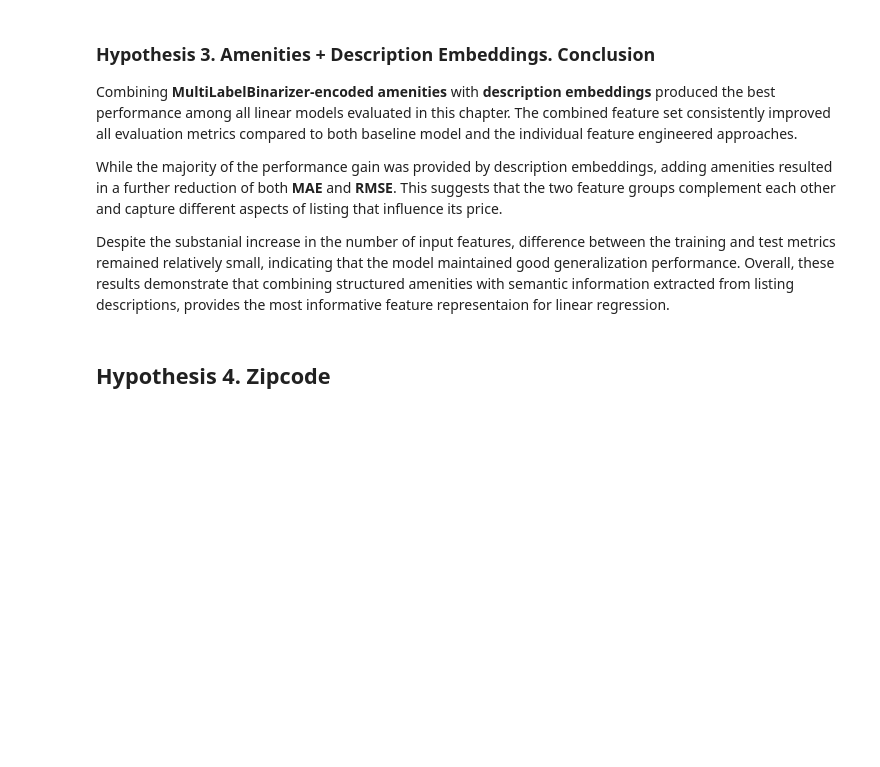
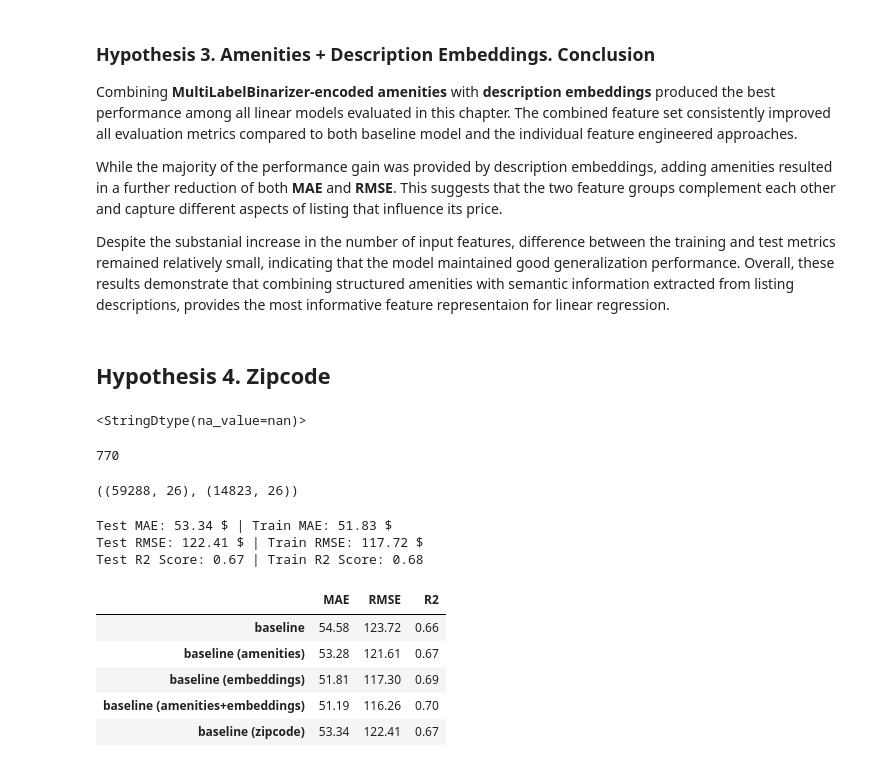
Before and after one commit to Car1LL/airbnb_prices_prediction, a Jupyter notebook: notebooks/01_Linear_Modeling.ipynb, the cells around one changed output. Drawn from its saved outputs; the diff is of its cells as text; code cells hidden in the pictures; blank space fills up the shorter version.

```diff
--- a/notebooks/01_Linear_Modeling.ipynb
+++ b/notebooks/01_Linear_Modeling.ipynb
@@ -723,3 +723,76 @@ While the majority of the performance gain was provided by description embedding
 Despite the substanial increase in the number of input features, difference between the training and test metrics remained relatively small, indicating that the model maintained good generalization performance. Overall, these results demonstrate that combining structured amenities with semantic information extracted from listing descriptions, provides the most informative feature representaion for linear regression.
 # %% [markdown]
 ## Hypothesis 4. Zipcode
+# %%
+df_copy = builder.get_df(df, use_amenities=False, use_embeddings=False)
+
+X = df_copy.drop(columns=['log_price'])
+y  = df_copy['log_price']
+
+X['zipcode'].dtype
+# %% [output]
+<StringDtype(na_value=nan)>
+# %%
+X['zipcode'].nunique()
+# %% [output]
+770
+# %%
+X_train, X_test, y_train, y_test = train_test_split(
+    X, y,
+    test_size=0.2,
+    random_state=42
+)
+
+X_train.shape, X_test.shape
+# %% [output]
+((59288, 26), (14823, 26))
+# %%
+cat_features = X_train.select_dtypes(include=['object', 'string']).columns
+num_features = X_train.select_dtypes(include=['number']).columns
+
+linear_preprocessor = preprocessor.create_linear_preprocessor(cat_features, num_features)
+
+linear_regression = Pipeline([
+    ("preprocessor", linear_preprocessor),
+    ("model", LinearRegression())
+])
+
+linear_regression.fit(X_train, y_train)
+
+y_pred_test_log = linear_regression.predict(X_test)
+y_pred_train_log = linear_regression.predict(X_train)
+
+y_pred_test = np.exp(y_pred_test_log)
+y_pred_train = np.exp(y_pred_train_log)
+
+test_MAE = mean_absolute_error(np.exp(y_test), y_pred_test)
+train_MAE = mean_absolute_error(np.exp(y_train), y_pred_train)
+
+test_RMSE = root_mean_squared_error(np.exp(y_test), y_pred_test)
+train_RMSE = root_mean_squared_error(np.exp(y_train), y_pred_train)
+
+test_r2 = r2_score(y_test, y_pred_test_log)
+train_r2 = r2_score(y_train, y_pred_train_log)
+
+print(f"Test MAE: {test_MAE:.2f} $ | Train MAE: {train_MAE:.2f} $")
+print(f"Test RMSE: {test_RMSE:.2f} $ | Train RMSE: {train_RMSE:.2f} $")
+print(f"Test R2 Score: {test_r2:.2f} | Train R2 Score: {train_r2:.2f}")
+# %% [output]
+Test MAE: 53.34 $ | Train MAE: 51.83 $
+Test RMSE: 122.41 $ | Train RMSE: 117.72 $
+Test R2 Score: 0.67 | Train R2 Score: 0.68
+# %%
+hypotheses_df.loc["baseline (zipcode)"] = [
+    round(test_MAE, 2),
+    round(test_RMSE, 2),
+    round(test_r2, 2)
+]
+
+hypotheses_df
+# %% [output]
+|  | MAE | RMSE | R2 |
+| baseline | 54.58 | 123.72 | 0.66 |
+| baseline (amenities) | 53.28 | 121.61 | 0.67 |
+| baseline (embeddings) | 51.81 | 117.30 | 0.69 |
+| baseline (amenities+embeddings) | 51.19 | 116.26 | 0.70 |
+| baseline (zipcode) | 53.34 | 122.41 | 0.67 |
```
Also changed, not shown: parts of 5 cells of this notebook, 3 other files.
